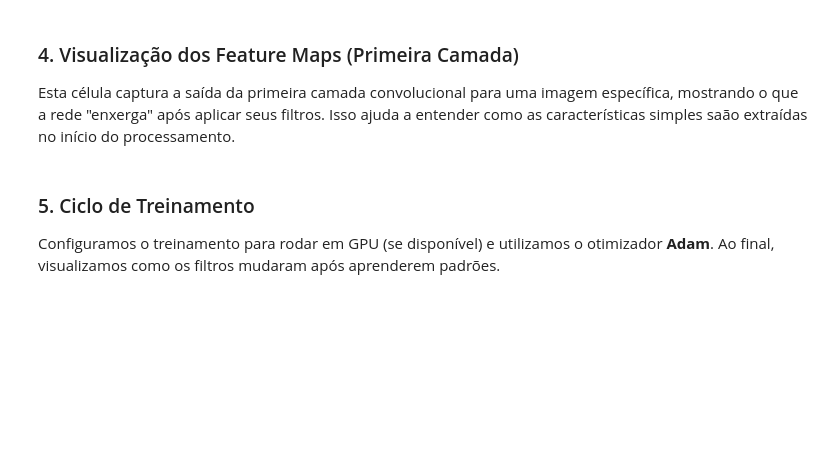
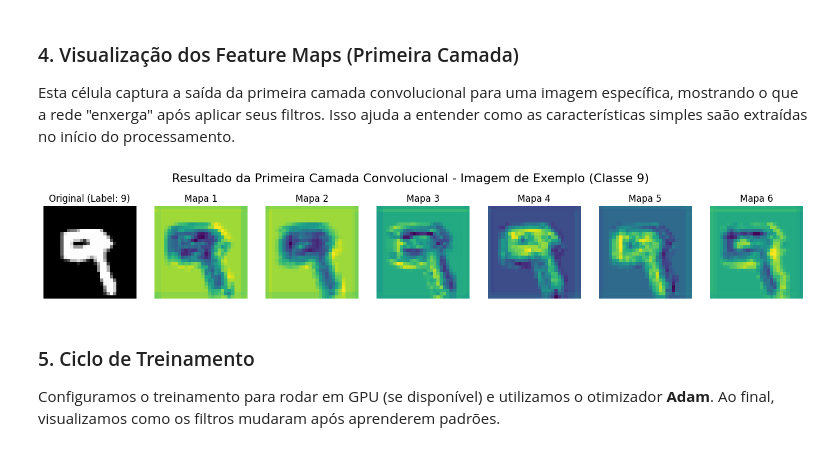
Before and after one commit to passamanii/computer-vision, a Jupyter notebook: basic-number-cnn/LeNet5_Architecture.ipynb, the cells around one changed output. Saved outputs shown, nothing was run; the diff lists cells and outputs as text; code cells hidden in the pictures; blank space fills up the shorter version.

```diff
--- a/LeNet5_Architecture.ipynb
+++ b/basic-number-cnn/LeNet5_Architecture.ipynb
@@ -95,35 +95,40 @@ def show_mnist_examples(dataset, num_images=10):
 
 Esta célula captura a saída da primeira camada convolucional para uma imagem específica, mostrando o que a rede "enxerga" após aplicar seus filtros. Isso ajuda a entender como as características simples saão extraídas no início do processamento.
 # %%
+device = torch.device('cuda' if torch.cuda.is_available() else 'cpu')
+model = LeNet5().to(device)
+
 def plot_feature_maps(model, image, label, device):
     model.eval()
     with torch.no_grad():
         # Passar a imagem apenas pela primeira sub-camada (Conv2d)
         first_conv_layer = model.feature_extractor[0]
         feature_maps = first_conv_layer(image.unsqueeze(0).to(device))
 
     feature_maps = feature_maps.squeeze(0).cpu().numpy()
     num_maps = feature_maps.shape[0]
 
     fig, axes = plt.subplots(1, num_maps + 1, figsize=(18, 3))
 
     # Mostrar imagem original com label
     axes[0].imshow(image.squeeze().numpy(), cmap='gray')
     axes[0].set_title(f'Original (Label: {label})')
     axes[0].axis('off')
 
     for i in range(num_maps):
         axes[i+1].imshow(feature_maps[i], cmap='viridis')
         axes[i+1].set_title(f'Mapa {i+1}')
         axes[i+1].axis('off')
 
     plt.suptitle(f"Resultado da Primeira Camada Convolucional - Imagem de Exemplo (Classe {label})", fontsize=16)
     plt.show()
 
 # Pegar uma imagem aleatória e mostrar o processamento
 idx = np.random.randint(len(test_dataset))
 test_image, test_label = test_dataset[idx]
 plot_feature_maps(model, test_image, test_label, device)
+# %% [output]
+[figure, added]
 # %% [markdown]
 ### 5. Ciclo de Treinamento
 
```
Also changed, not shown: parts of 1 cell of this notebook, 20 other files.
